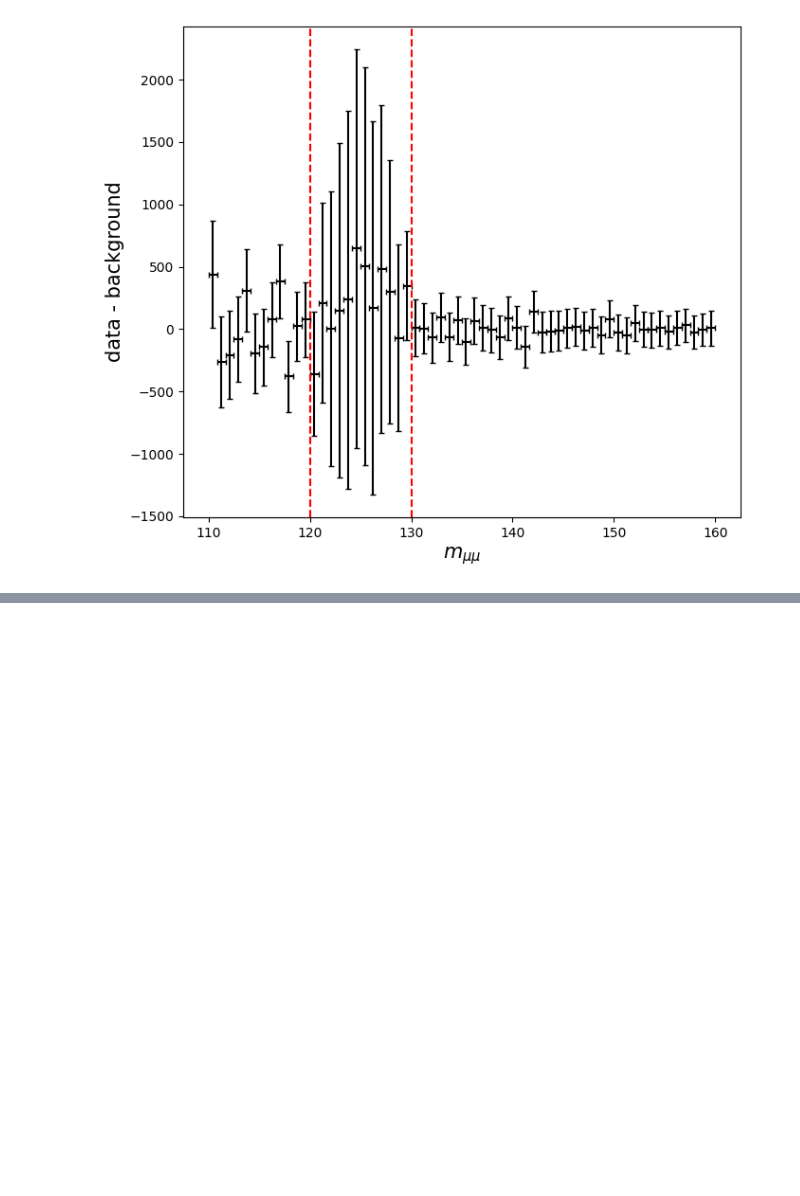
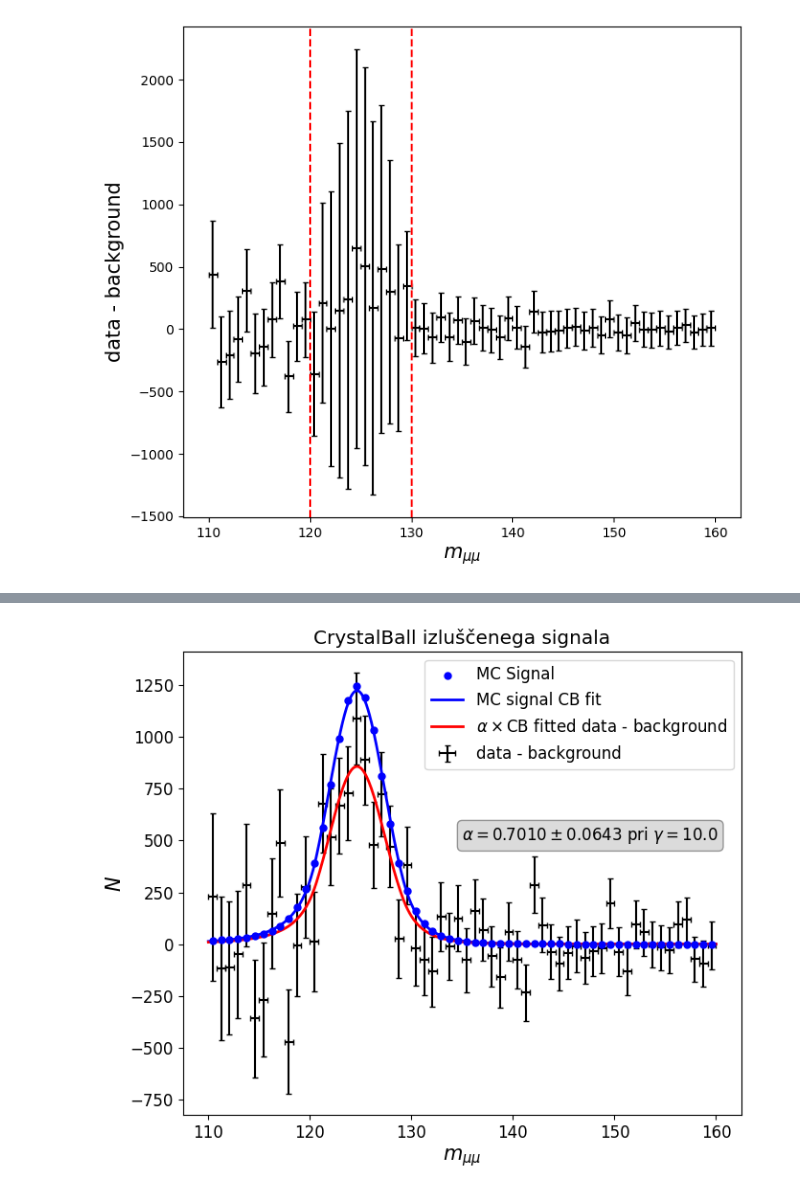
Before and after one commit to tadejkooo/PSUF, a Jupyter notebook: PSUF1/python1/GPR.ipynb, the cells around one changed output, grey strips where cells are left out. Cells and saved outputs as stored; diff of their text form; code cells hidden in the pictures; blank space fills up the shorter version.

```diff
--- a/PSUF1/python1/GPR.ipynb
+++ b/PSUF1/python1/GPR.ipynb
@@ -556,0 +623,60 @@ plt.savefig()
+# %%
+# define a class that acts as a function with MC signal CB parameters and scale parameter alpha
+class ScaledParameterCrystalBall:
+    def __init__(self, popt_CB):
+        self.popt_CB = popt_CB
+
+    def __call__(self, x, scale):
+        return scale * CrystalBall(x, *self.popt_CB)
+# %%
+# fit CB with scale to data - background
+scaled_param_CB = ScaledParameterCrystalBall(popt_CB)
+
+alpha, alpha_var = curve_fit(
+    scaled_param_CB,
+    signal_x,
+    signal,
+    sigma=signal_std,
+    p0=np.array([1.0]),
+)
+alpha, alpha_std = alpha[0], np.sqrt(alpha_var.ravel()[0])
+# %%
+plt.figure(figsize=(7, 6))
+
+plt.errorbar(
+    x=signal_x,
+    y=signal,
+    xerr=np.diff(edges)[0] / 2,
+    yerr=signal_std,
+    linestyle="None",
+    marker="o",
+    ms=0,
+    c="k",
+    capsize=2,
+    label="data - background",
+)
+
+plt.scatter(bin_centers, bin_values, c="b", marker="o", zorder=10, s=25, label="MC Signal")
+
+x = np.linspace(110.0, 160.0, 1000)
+plt.plot(x, CrystalBall(x, *popt_CB), c="b", lw=2, label="MC signal CB fit")
+plt.plot(x, scaled_param_CB(x, alpha), color="r", lw=2, label=r"$\alpha \times$CB fitted data - background")
+
+plt.xlabel(r"$m_{\mu\mu}$", fontsize=15)
+plt.ylabel(r"$N$", fontsize=15)
+plt.text(
+    135, 500,
+    fr"$\alpha={alpha:.4f} \pm {alpha_std:.4f}$ pri $\gamma={gamma}$",
+    bbox=dict(
+        facecolor='lightgray',  # siva podlaga
+        edgecolor='gray',       # siv rob
+        boxstyle='round,pad=0.3',  # zaobljen okvir z malo roba
+        alpha=0.8               # prosojnost (1 = neprosojno)
+    )
+)
+plt.title('CrystalBall izluščenega signala')
+plt.legend()
+
+plt.tight_layout()
+# %% [output]
+[figure, added]
```
Also changed, not shown: parts of 16 cells of this notebook, 10 other files.
